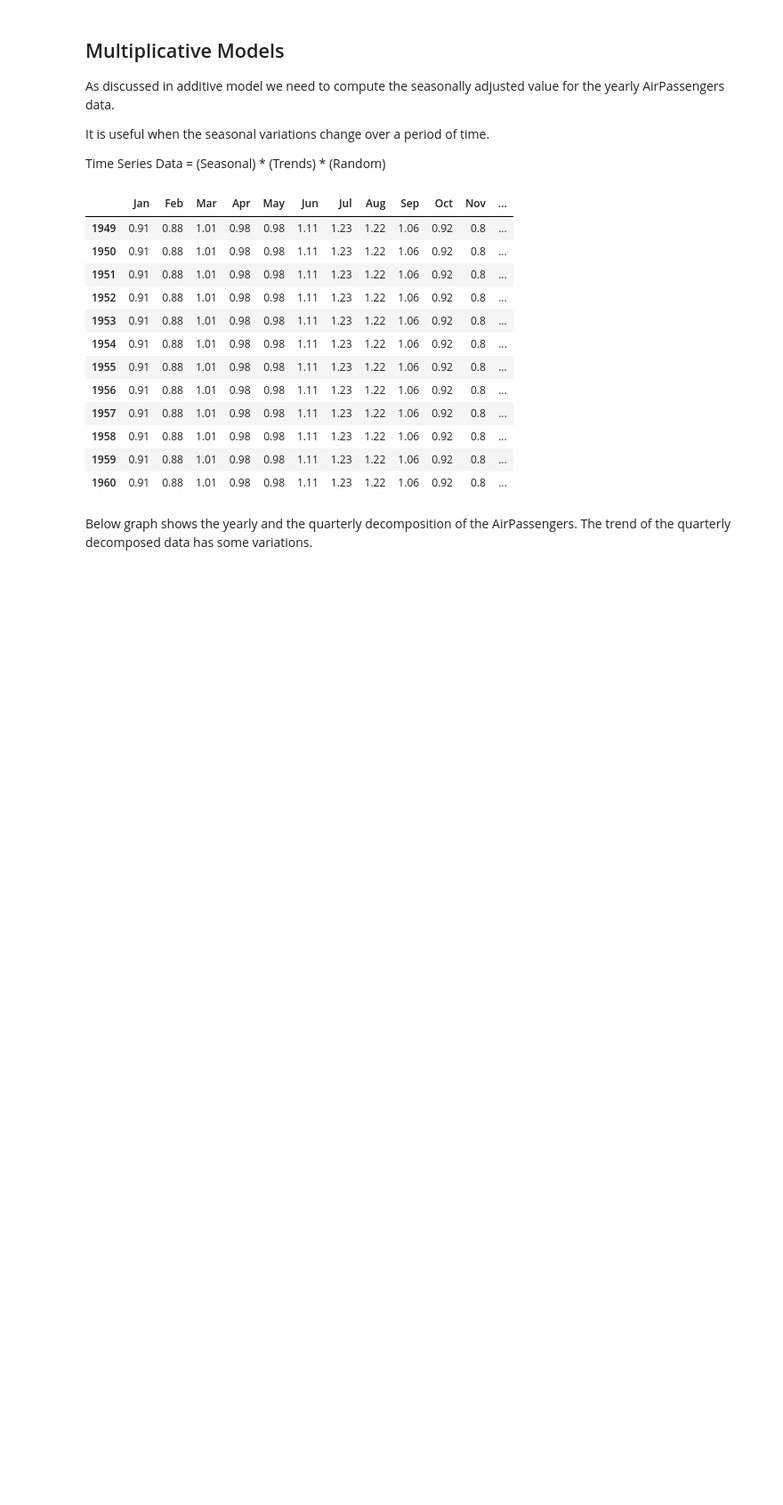
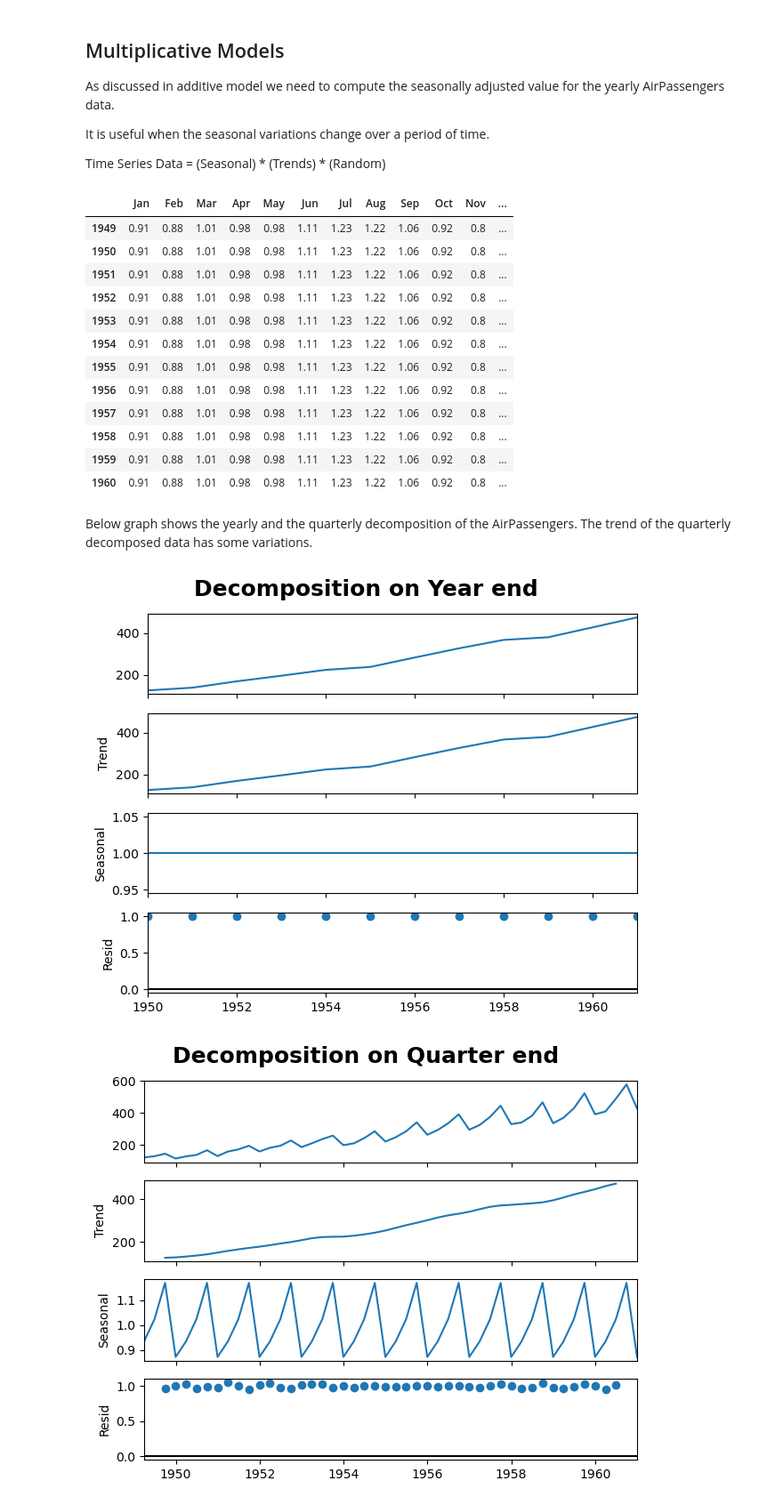
Before and after one commit to AdixSasuke/TimeSeriesAnalysis, a Jupyter notebook: 2.Decomposition_Models.ipynb, the cells around one changed output. Shown at 89% size. Saved outputs shown, nothing was run; the diff lists cells and outputs as text; code cells hidden in the pictures; blank space fills up the shorter version.

```diff
--- a/2.Decomposition_Models.ipynb
+++ b/2.Decomposition_Models.ipynb
@@ -193,14 +193,17 @@ Below graph shows the yearly and the quarterly decomposition of the AirPassenger
 # %%
 # Importing libraries
 import matplotlib.pyplot as plt
 # Decomposition of Airpassengers data on year end taking mean of monthly values
-year_end = AirPassenger.resample('A').mean() # Here, DateOffset 'A' represents Year end
+year_end = AirPassenger.resample('YE').mean() # Here, DateOffset 'A' represents Year end
 seasonal_decompose(year_end, model='multiplicative').plot()
 plt.suptitle('Decomposition on Year end', weight='bold', fontsize=18, y=1.05)
 plt.show()
 
 # Decomposition of Airpassengers data on quarter end taking mean of monthly values
-quarter_end = AirPassenger.resample('Q').mean() # Here, DateOffset 'Q' represents Quarter end
+quarter_end = AirPassenger.resample('QE').mean() # Here, DateOffset 'Q' represents Quarter end
 seasonal_decompose(quarter_end, model='multiplicative').plot()
 plt.suptitle('Decomposition on Quarter end', weight='bold', fontsize=18, y=1.05)
 plt.show()
+# %% [output]
+[figure, added]
+[figure, added]
```
Also changed, not shown: parts of 3 cells of this notebook.
